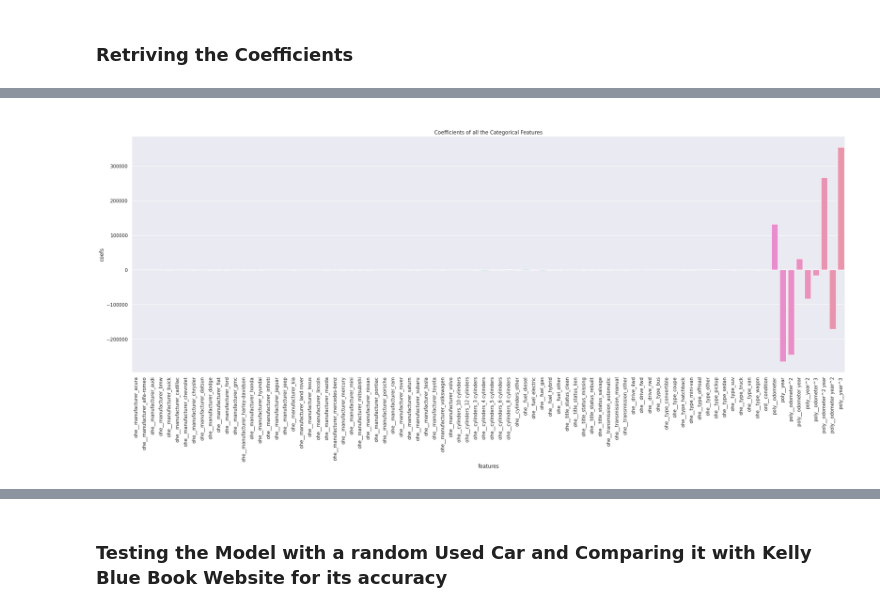
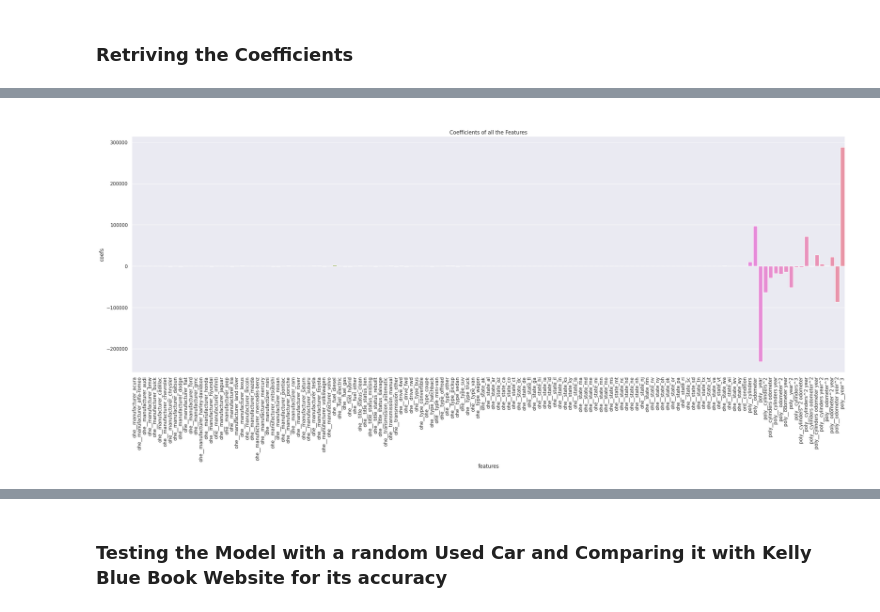
Before and after one commit to arezazadeh/Used_Car_Price_Prediction, a Jupyter notebook: final_work.ipynb, the cells around one changed output, grey strips where cells are left out. Drawn from its saved outputs; the diff is of its cells as text; code cells hidden in the pictures.

```diff
--- a/final_work.ipynb
+++ b/final_work.ipynb
@@ -638,4 +658,4 @@ Name: cylinders, dtype: int64
 # %%
 # Converting the cylinders of electric cars to 0
 
-df_copy.loc[df_copy["fuel"] == "electric", "cylinders"] = df_copy.loc[df_copy["fuel"] == "electric", "cylinders"].fillna("other")
+df_copy.loc[df_copy["fuel"] == "electric", "cylinders"] = df_copy.loc[df_copy["fuel"] == "electric", "cylinders"].fillna("0")
@@ -674,7 +706,7 @@ df_copy.shape
 # %%
 # Dropping below Columns
 
-df_copy.drop(columns=["size", "region", "paint_color", "state", "model", "VIN"], inplace=True)
+df_copy.drop(columns=["size", "region", "paint_color", "model", "VIN"], inplace=True)
 # %%
 # Dropping the rows with Year NaN
 
@@ -704,6 +737,11 @@ dtype: object
 imputer = SimpleImputer(strategy='most_frequent')
 
 df_imputed_cat = pd.DataFrame(imputer.fit_transform(df_copy.select_dtypes("object")), columns=df_copy.select_dtypes("object").columns)
+
+
+# Converting cylinders to Int after filling the Nans
+
+df_imputed_cat["cylinders"] = df_imputed_cat["cylinders"].astype("int")
 # %%
 # Imputing the categrical columns with KNN Imputer
 
@@ -833,7 +866,7 @@ params = {"ridge__alpha": alphas, "ridge__random_state": randome_state}
 col_transformer = ColumnTransformer(transformers=[
     ('ohe', OneHotEncoder(sparse_output=False), obj_cols),
     ("ord", OrdinalEncoder(), ['condition']),
-    ("poly", PolynomialFeatures(degree=3, include_bias=False), ["odometer", "year"])
+    ("poly", PolynomialFeatures(degree=3, include_bias=False), ["cylinders", "odometer", "year"])
 ])
 
 
@@ -926,10 +960,10 @@ coef_features_df
 # %%
 plt.figure(figsize=(30, 10))
 sns.barplot(data=coef_features_df, x="features", y="coefs");
-plt.title("\n\nCoefficients of all the Categorical Features")
+plt.title("\n\nCoefficients of all the Features")
 plt.xticks(rotation=90);
 # %% [output]
-[figure, old version]
+[figure, new version]
 # %%
 def break_ohe_coefs(df, feature):
     coef_df = df[df.features.apply(lambda x: feature in x)].copy()
```
Also changed, not shown: parts of 31 cells of this notebook, 11 other files.
